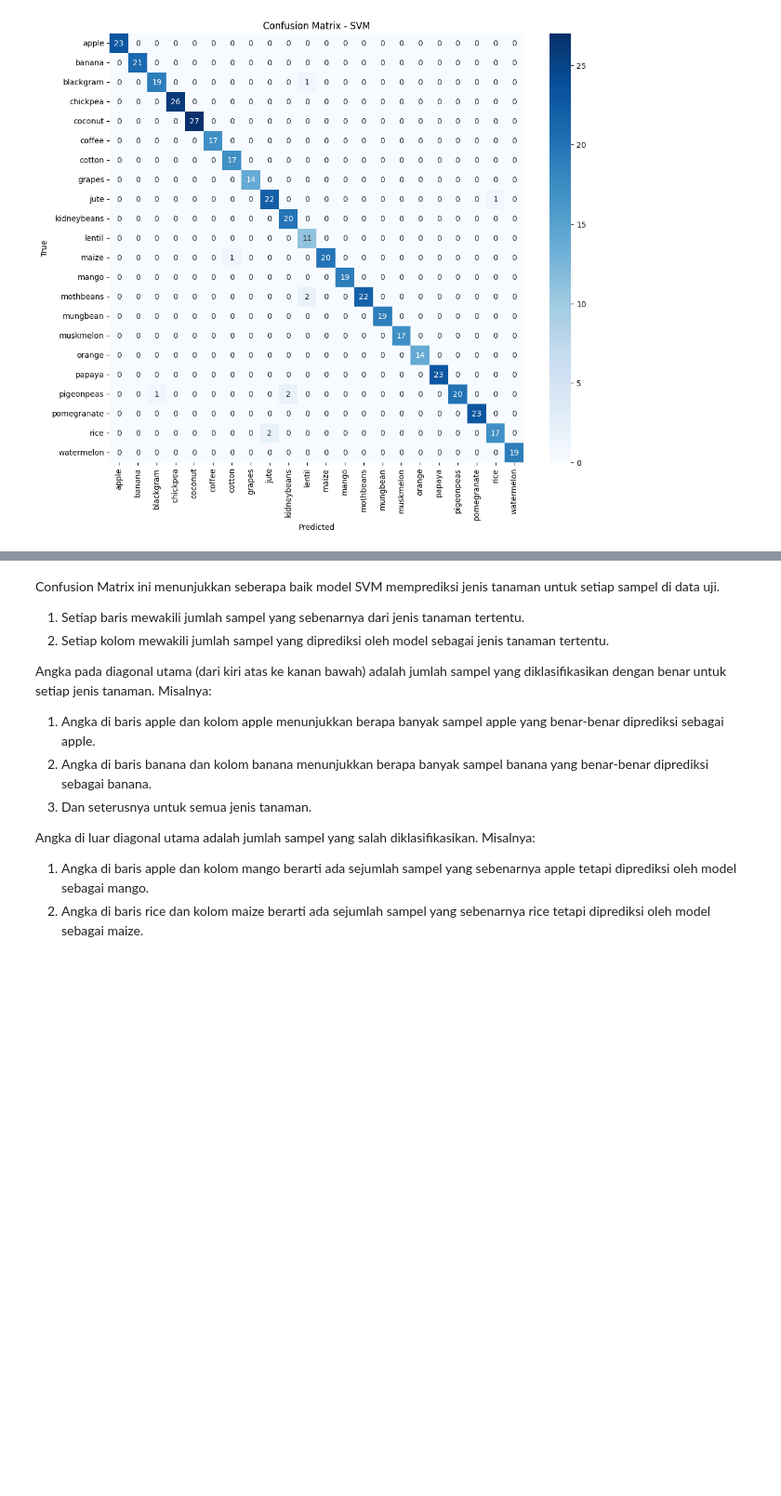
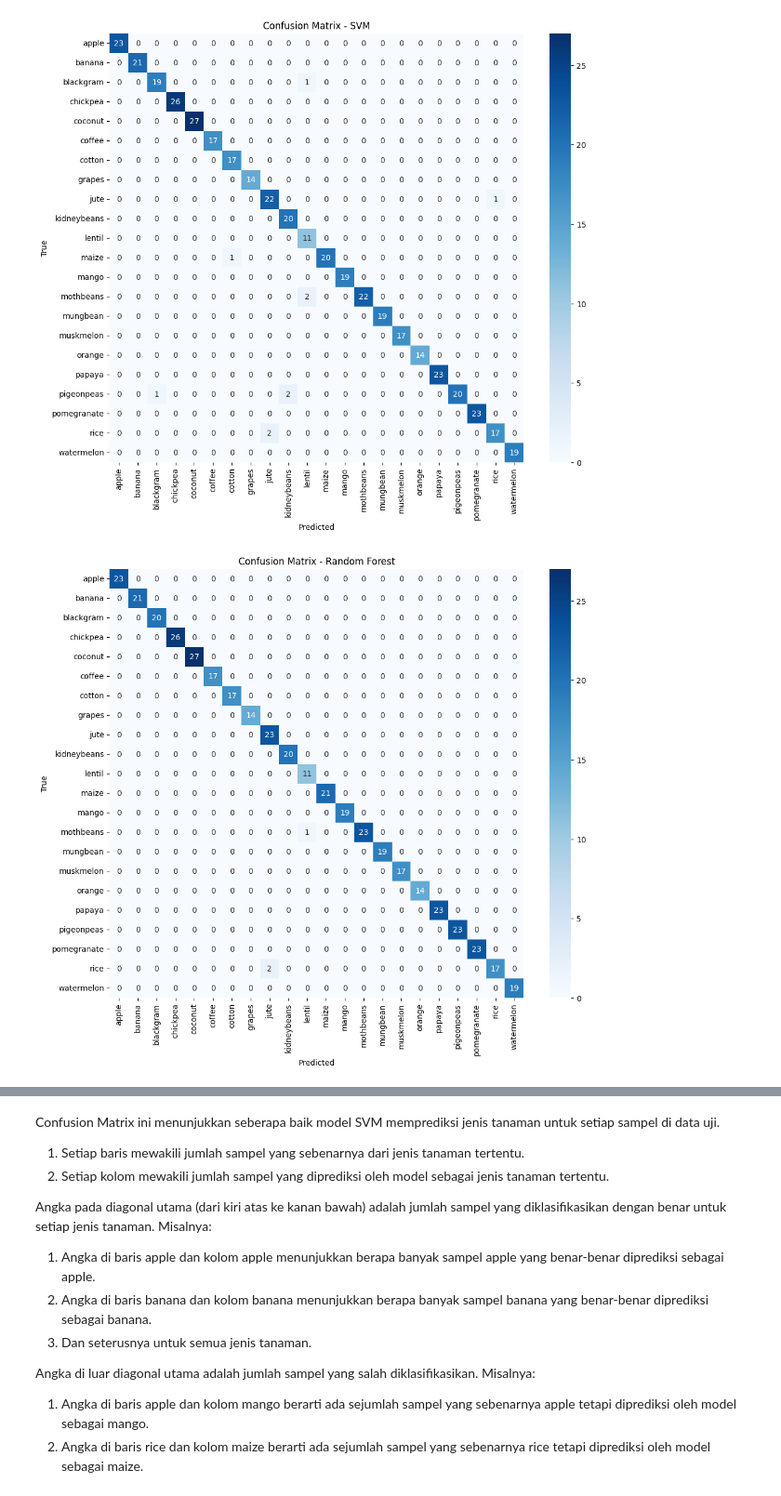
Before and after one commit to muhammadhafiz27/Projek_UAS_Data-Mining_Muhammad-Hafiz, a Jupyter notebook: Projek_UAS_Data_Mining_Muhammad_Hafiz.ipynb, the cells around one changed output, grey strips where cells are left out. Shown: that part at 93% size. Saved outputs shown, nothing was run; the diff lists cells and outputs as text; code cells hidden in the pictures; blank space fills up the shorter version.

```diff
--- a/Projek_UAS_Data_Mining_Muhammad_Hafiz.ipynb
+++ b/Projek_UAS_Data_Mining_Muhammad_Hafiz.ipynb
@@ -308,3 +308,16 @@ plt.ylabel('True')
 plt.show()
 # %% [output]
 [figure]
+# %%
+# Confusion Matrix Random Forest
+plt.figure(figsize=(12,10))
+cm = confusion_matrix(y_test, y_pred_rf, labels=rf.classes_)
+sns.heatmap(cm, annot=True, fmt='d', cmap='Blues',
+            xticklabels=rf.classes_,
+            yticklabels=rf.classes_)
+plt.title('Confusion Matrix - Random Forest')
+plt.xlabel('Predicted')
+plt.ylabel('True')
+plt.show()
+# %% [output]
+[figure, added]
```
Also changed, not shown: parts of 1 cell of this notebook.
